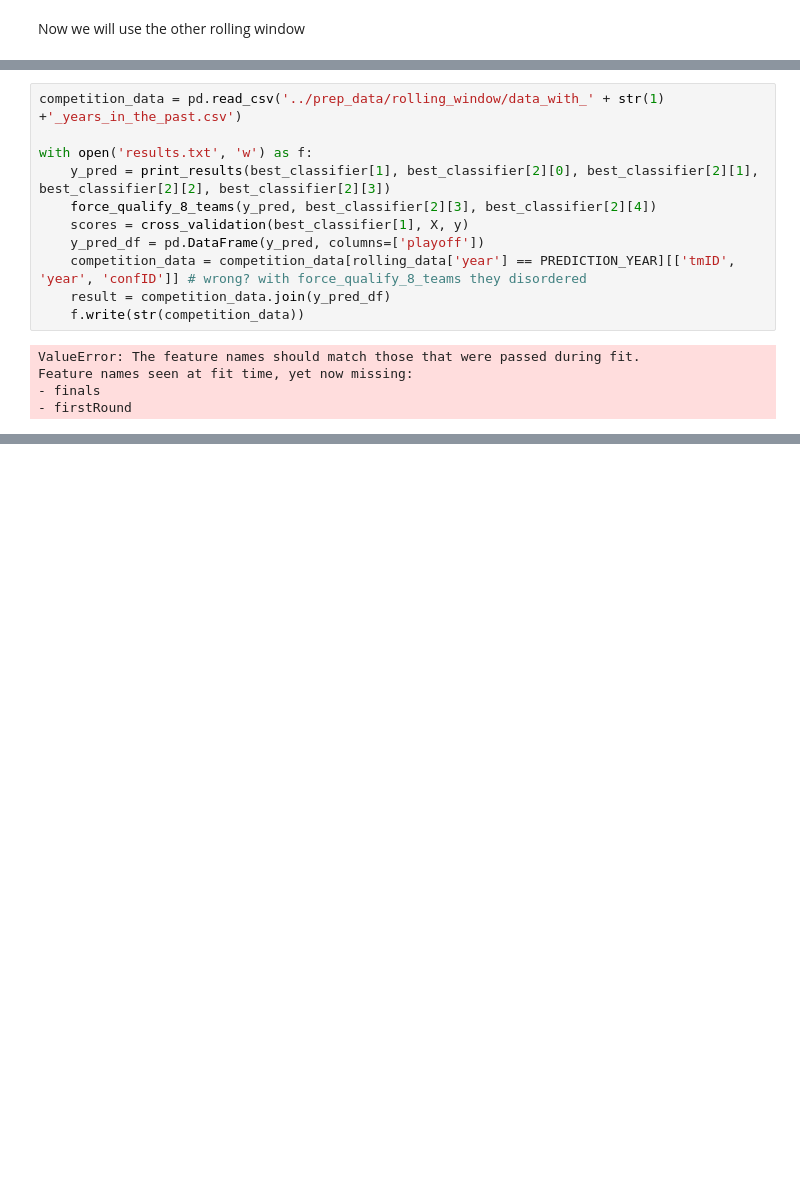
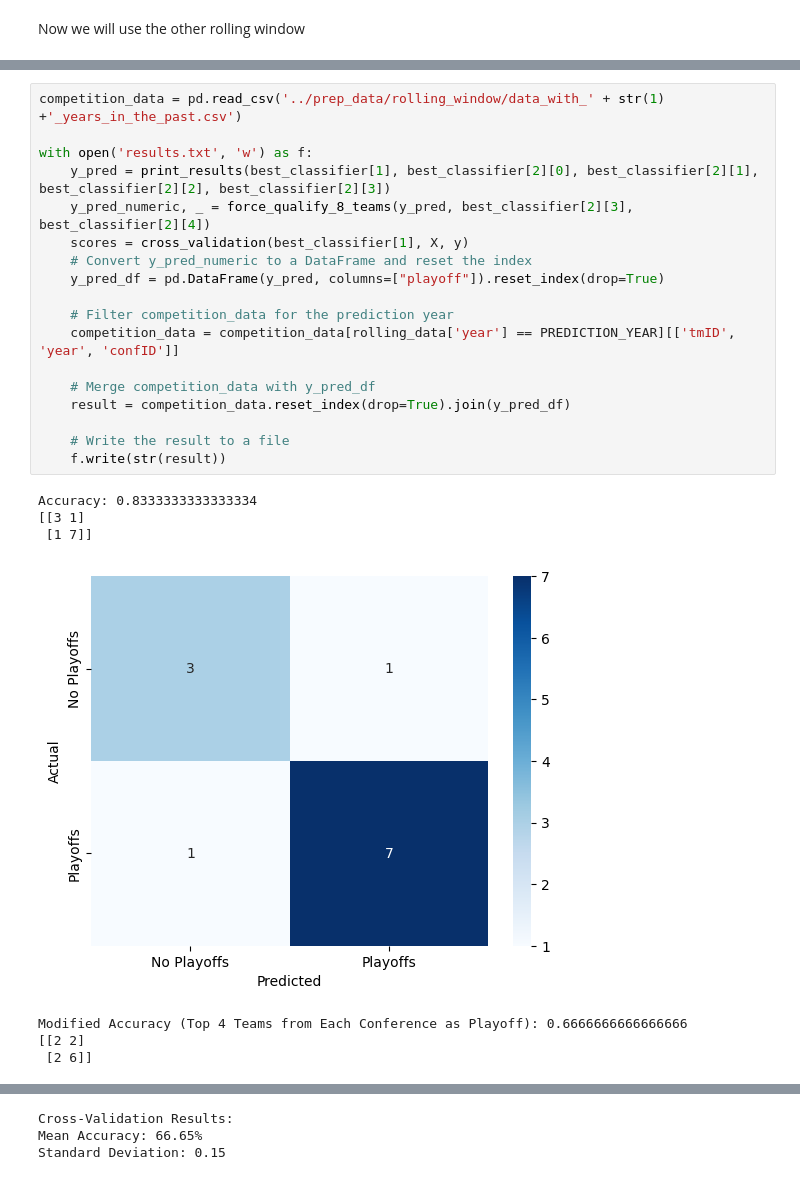
Before and after one commit to jogp10/WnbaPlayoffsPredicting, a Jupyter notebook: notebooks/modelling.ipynb, the cells around one changed output, grey strips where cells are left out. Saved outputs shown, nothing was run; the diff lists cells and outputs as text; blank space fills up the shorter version.

Commit message:
Fix error on modelling, clear outputs

```diff
--- a/notebooks/modelling.ipynb
+++ b/notebooks/modelling.ipynb
@@ -842,16 +649,26 @@ Random Forest( score: 1.0, estimator:RandomForestClassifier(max_depth=9, max_fea
 # %%
 competition_data = pd.read_csv('../prep_data/rolling_window/data_with_' + str(1) +'_years_in_the_past.csv')
 
 with open('results.txt', 'w') as f:
     y_pred = print_results(best_classifier[1], best_classifier[2][0], best_classifier[2][1], best_classifier[2][2], best_classifier[2][3])
-    force_qualify_8_teams(y_pred, best_classifier[2][3], best_classifier[2][4])
+    y_pred_numeric, _ = force_qualify_8_teams(y_pred, best_classifier[2][3], best_classifier[2][4])
     scores = cross_validation(best_classifier[1], X, y)
-    y_pred_df = pd.DataFrame(y_pred, columns=['playoff'])
-    competition_data = competition_data[rolling_data['year'] == PREDICTION_YEAR][['tmID', 'year', 'confID']] # wrong? with force_qualify_8_teams they disordered
-    result = competition_data.join(y_pred_df)
-    f.write(str(competition_data))
+    # Convert y_pred_numeric to a DataFrame and reset the index
+    y_pred_df = pd.DataFrame(y_pred, columns=["playoff"]).reset_index(drop=True)
+
+    # Filter competition_data for the prediction year
+    competition_data = competition_data[rolling_data['year'] == PREDICTION_YEAR][['tmID', 'year', 'confID']]
+
+    # Merge competition_data with y_pred_df
+    result = competition_data.reset_index(drop=True).join(y_pred_df)
+
+    # Write the result to a file
+    f.write(str(result))
 # %% [output]
-ValueError: The feature names should match those that were passed during fit.
-Feature names seen at fit time, yet now missing:
-- finals
-- firstRound
+Accuracy: 0.8333333333333334
+[[3 1]
+ [1 7]]
+[figure, added]
+Modified Accuracy (Top 4 Teams from Each Conference as Playoff): 0.6666666666666666
+[[2 2]
+ [2 6]]
@@ -857,0 +676,3 @@ Feature names seen at fit time, yet now missing:
+Cross-Validation Results:
+Mean Accuracy: 66.65%
+Standard Deviation: 0.15
```
Also changed, not shown: parts of 22 cells of this notebook, 13 other files.
